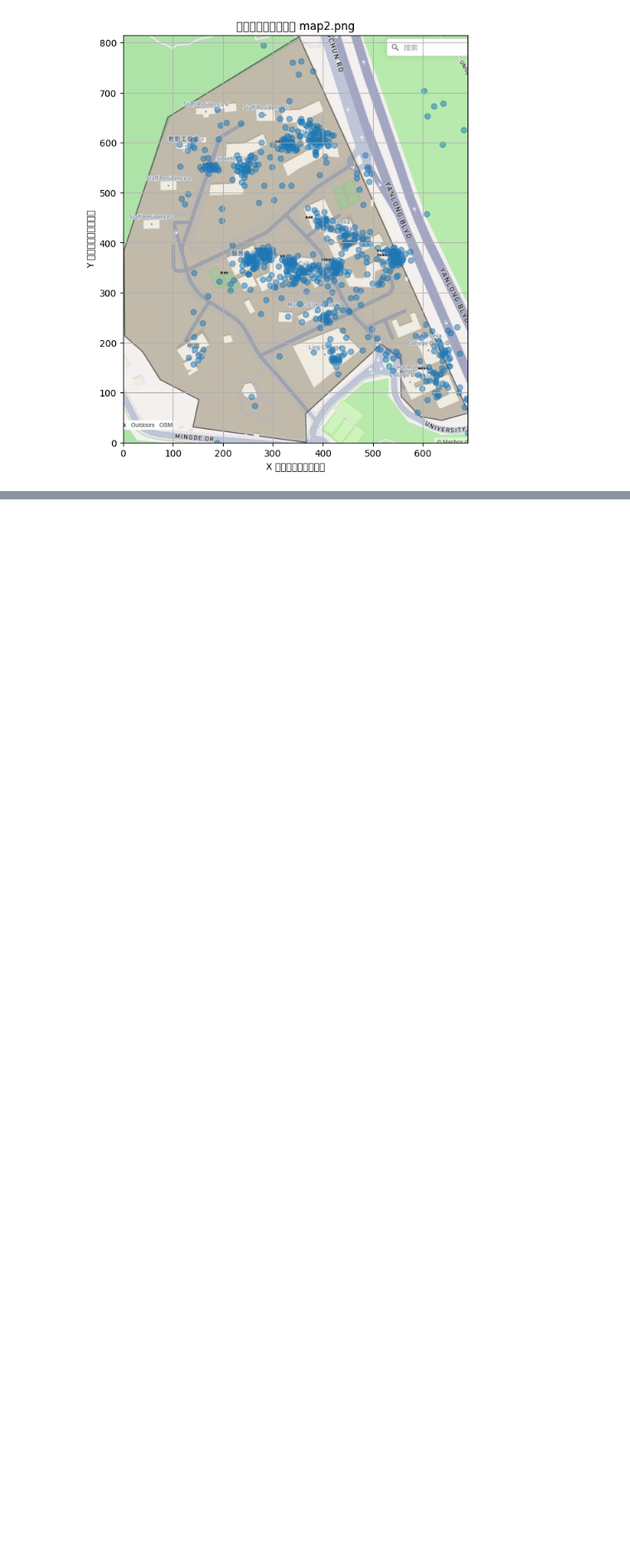
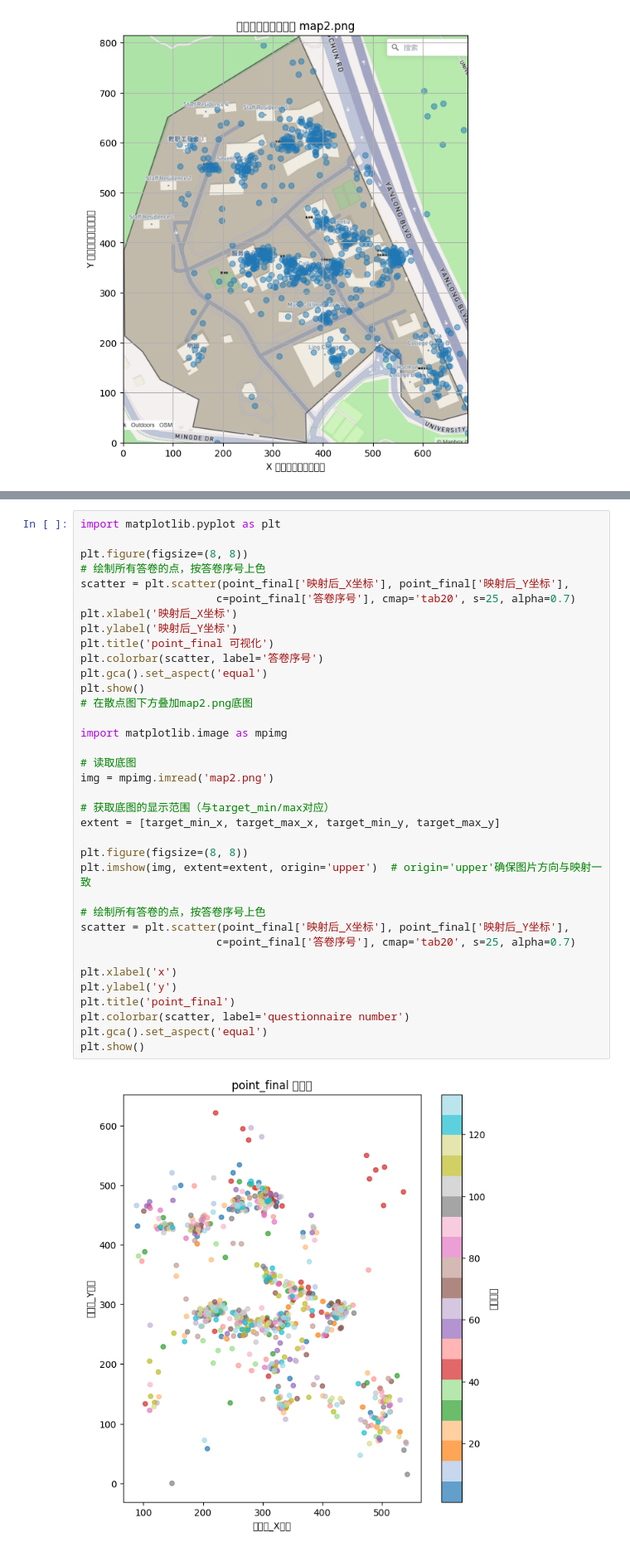
Before and after one commit to ZHUOYUYUIO/Social-physical-system-shelter, a Jupyter notebook: data_empirical/process.ipynb, the cells around one changed output, grey strips where cells are left out. Shown at 83% size. Drawn from its saved outputs; the diff is of its cells as text; blank space fills up the shorter version.

```diff
--- a/data_empirical/process.ipynb
+++ b/data_empirical/process.ipynb
@@ -204,0 +360,38 @@ plt.show()
+# %%
+import matplotlib.pyplot as plt
+
+plt.figure(figsize=(8, 8))
+# 绘制所有答卷的点，按答卷序号上色
+scatter = plt.scatter(point_final['映射后_X坐标'], point_final['映射后_Y坐标'],
+                     c=point_final['答卷序号'], cmap='tab20', s=25, alpha=0.7)
+plt.xlabel('映射后_X坐标')
+plt.ylabel('映射后_Y坐标')
+plt.title('point_final 可视化')
+plt.colorbar(scatter, label='答卷序号')
+plt.gca().set_aspect('equal')
+plt.show()
+# 在散点图下方叠加map2.png底图
+
+import matplotlib.image as mpimg
+
+# 读取底图
+img = mpimg.imread('map2.png')
+
+# 获取底图的显示范围（与target_min/max对应）
+extent = [target_min_x, target_max_x, target_min_y, target_max_y]
+
+plt.figure(figsize=(8, 8))
+plt.imshow(img, extent=extent, origin='upper')  # origin='upper'确保图片方向与映射一致
+
+# 绘制所有答卷的点，按答卷序号上色
+scatter = plt.scatter(point_final['映射后_X坐标'], point_final['映射后_Y坐标'],
+                     c=point_final['答卷序号'], cmap='tab20', s=25, alpha=0.7)
+
+plt.xlabel('x')
+plt.ylabel('y')
+plt.title('point_final')
+plt.colorbar(scatter, label='questionnaire number')
+plt.gca().set_aspect('equal')
+plt.show()
+# %% [output]
+[figure, added]
```
Also changed, not shown: parts of 14 cells of this notebook, 6 other files.
